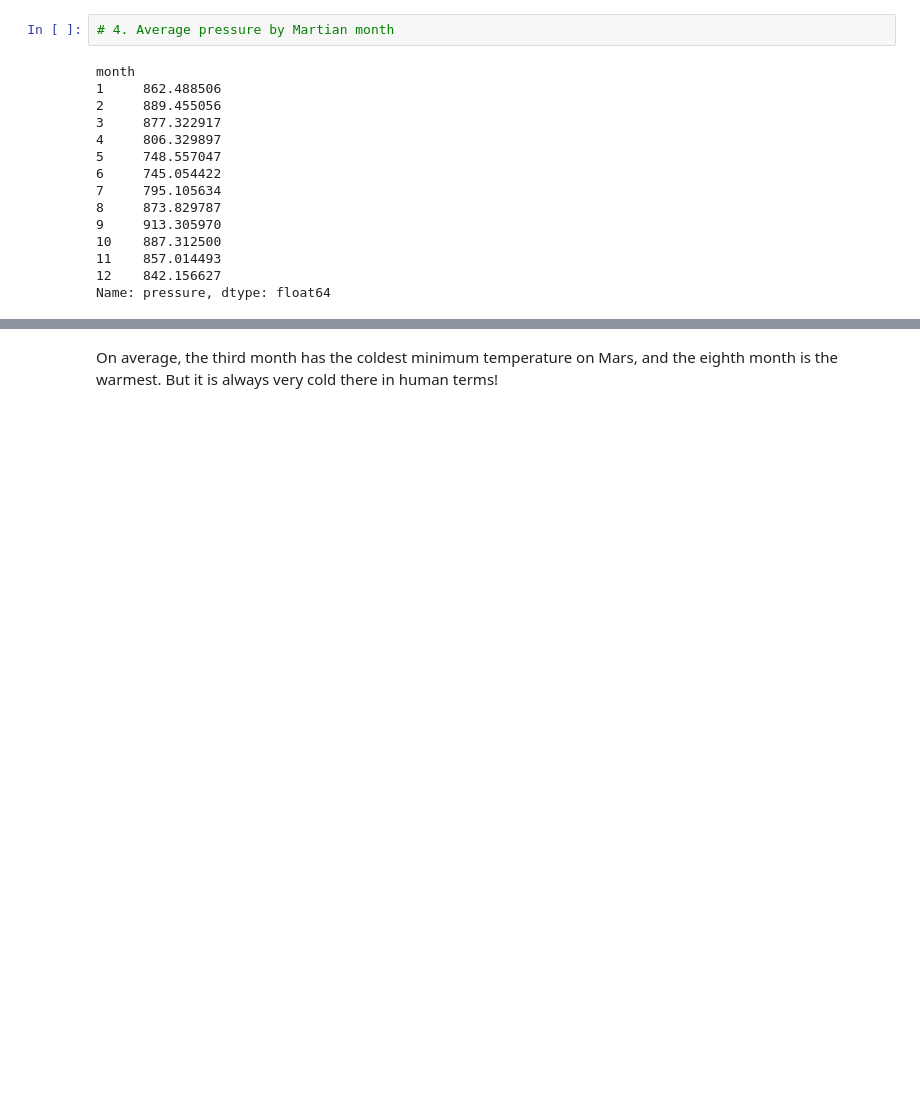
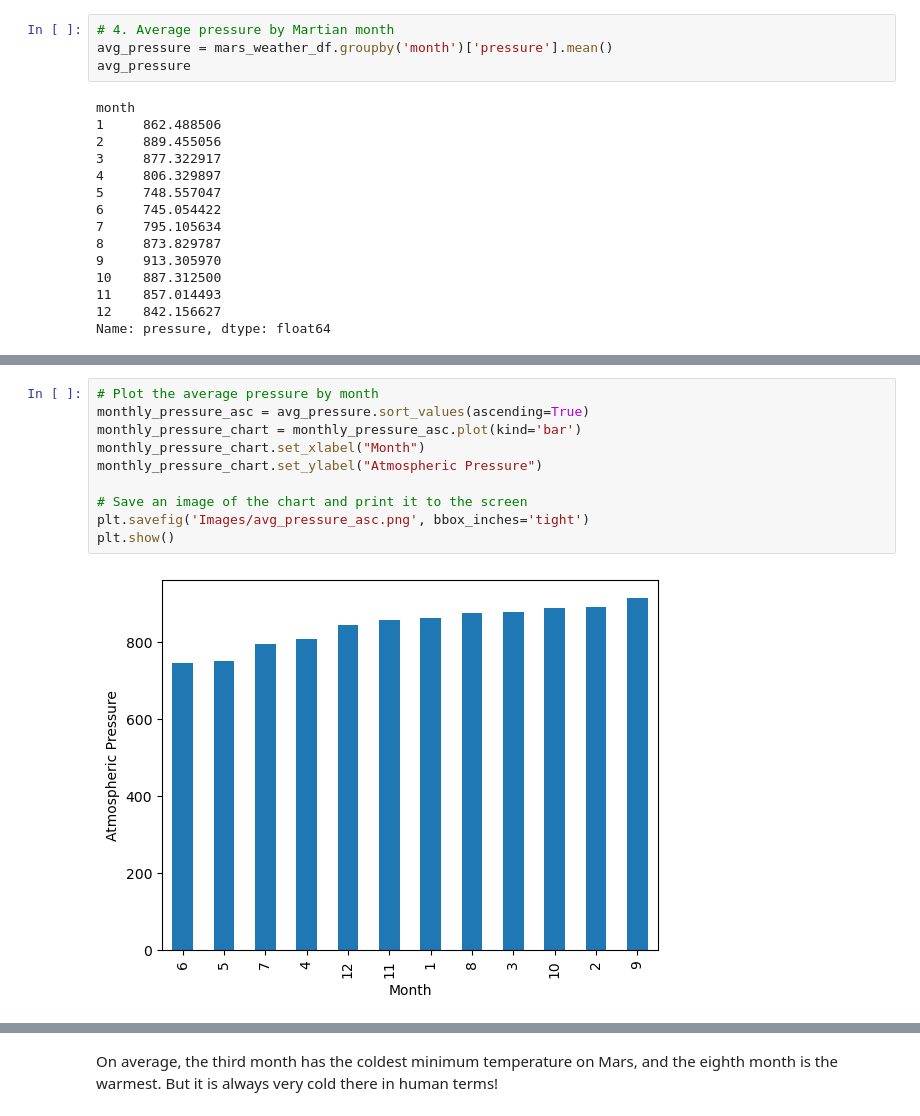
Before and after one commit to andrewdhawthorne/Module-11-Data_Collection-Challenge, a Jupyter notebook: Mission_to_Mars/part_2_mars_weather.ipynb, the cells around one changed output, grey strips where cells are left out. Cells and saved outputs as stored; diff of their text form; blank space fills up the shorter version.

```diff
--- a/Mission_to_Mars/part_2_mars_weather.ipynb
+++ b/Mission_to_Mars/part_2_mars_weather.ipynb
@@ -177,5 +226,7 @@ Name: min_temp, dtype: float64
 # %%
 # 4. Average pressure by Martian month
+avg_pressure = mars_weather_df.groupby('month')['pressure'].mean()
+avg_pressure
 # %% [output]
 month
 1     862.488506
@@ -198,2 +245,14 @@ Name: pressure, dtype: float64
+# %%
+# Plot the average pressure by month
+monthly_pressure_asc = avg_pressure.sort_values(ascending=True)
+monthly_pressure_chart = monthly_pressure_asc.plot(kind='bar')
+monthly_pressure_chart.set_xlabel("Month")
+monthly_pressure_chart.set_ylabel("Atmospheric Pressure")
+
+# Save an image of the chart and print it to the screen
+plt.savefig('Images/avg_pressure_asc.png', bbox_inches='tight')
+plt.show()
+# %% [output]
+[figure, added]
 # %%
 # 5. How many terrestrial (earth) days are there in a Martian year?
```
Also changed, not shown: parts of 23 cells of this notebook, 5 other files.
